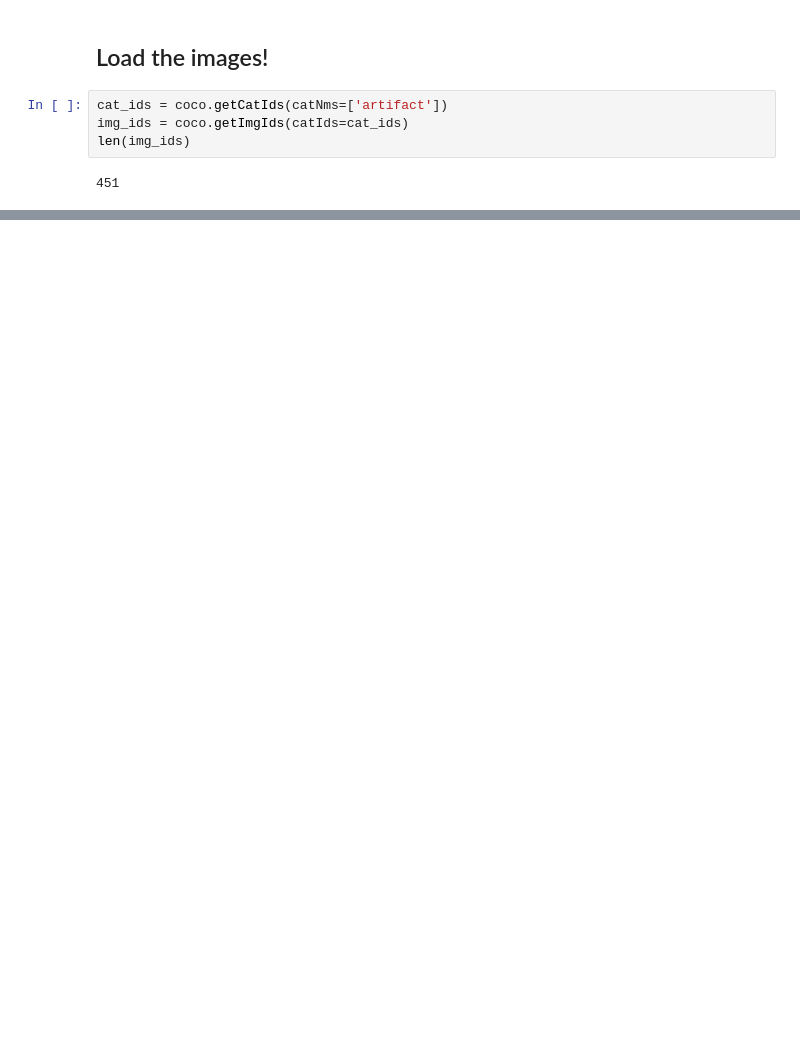
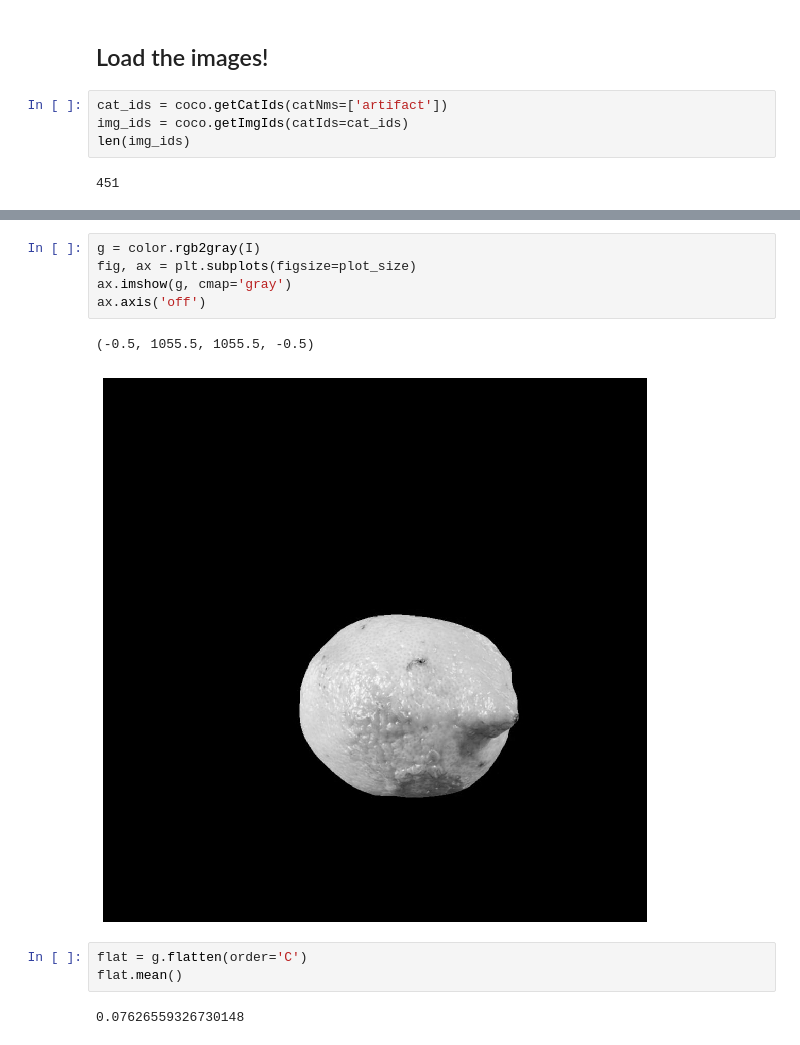
Before and after one commit to csulfrian/lemon-defect-detection, a Jupyter notebook: notebooks/initial-exploration.ipynb, the cells around one changed output, grey strips where cells are left out. Saved outputs shown, nothing was run; the diff lists cells and outputs as text; blank space fills up the shorter version.

```diff
--- a/notebooks/initial-exploration.ipynb
+++ b/notebooks/initial-exploration.ipynb
@@ -115,0 +246,13 @@ FileNotFoundError: No such file: '/home/chris/Dropbox/galvanize/capstones/capsto
+# %%
+g = color.rgb2gray(I)
+fig, ax = plt.subplots(figsize=plot_size)
+ax.imshow(g, cmap='gray')
+ax.axis('off')
+# %% [output]
+(-0.5, 1055.5, 1055.5, -0.5)
+[figure, added]
+# %%
+flat = g.flatten(order='C')
+flat.mean()
+# %% [output]
+0.07626559326730148
```
Also changed, not shown: parts of 55 cells of this notebook, 8 other files.
